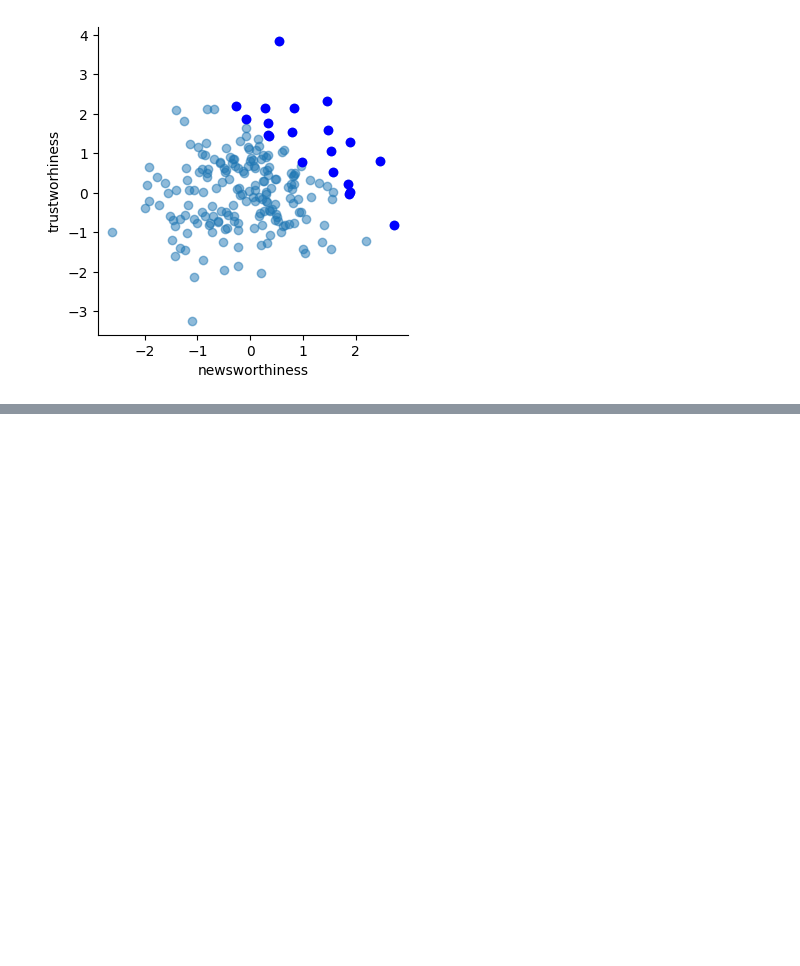
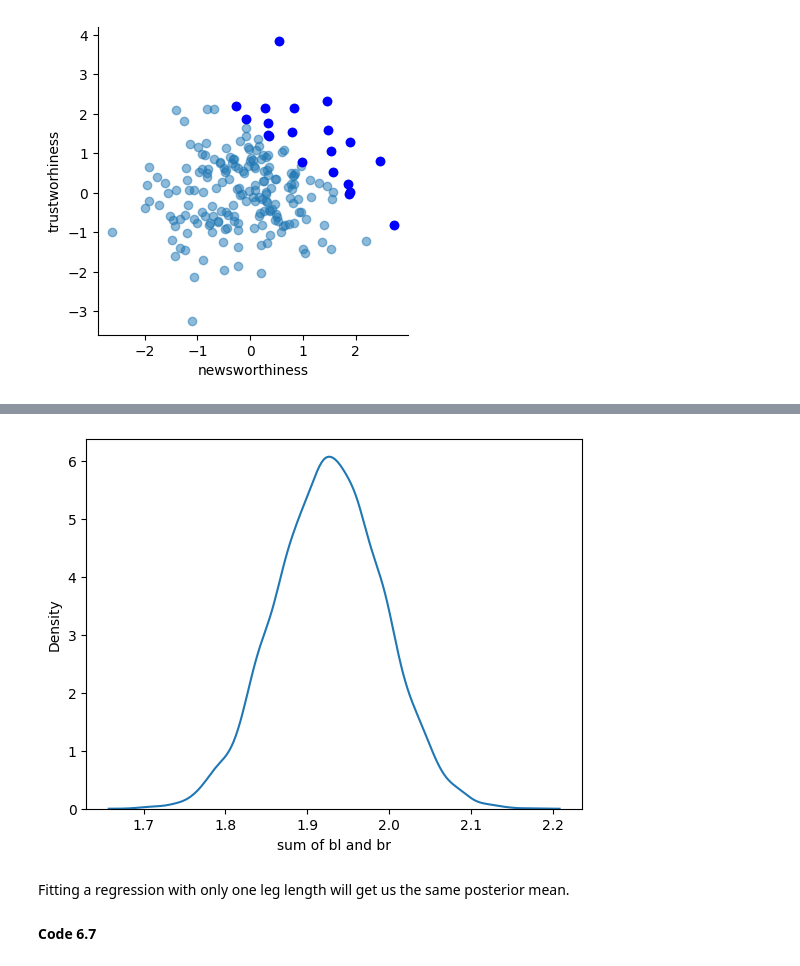
Before and after one commit to Gustavo-SF/Statistical-Rethinking-2Ed, a Jupyter notebook: chapters/6/samples.ipynb, the cells around one changed output, grey strips where cells are left out. Drawn from its saved outputs; the diff is of its cells as text; code cells hidden in the pictures; blank space fills up the shorter version.

```diff
--- a/chapters/6/samples.ipynb
+++ b/chapters/6/samples.ipynb
@@ -48,0 +170,12 @@ Regression will not help finding these scenarios because the act of adding a pre
+# %%
+import seaborn as sns
+
+sum_blbr = post_data['br'] + post_data['bl']
+sns.kdeplot(sum_blbr);
+plt.xlabel('sum of bl and br');
+# %% [output]
+[figure, added]
+# %% [markdown]
+Fitting a regression with only one leg length will get us the same posterior mean.
+
+#### Code 6.7
```
Also changed, not shown: parts of 29 cells of this notebook.
